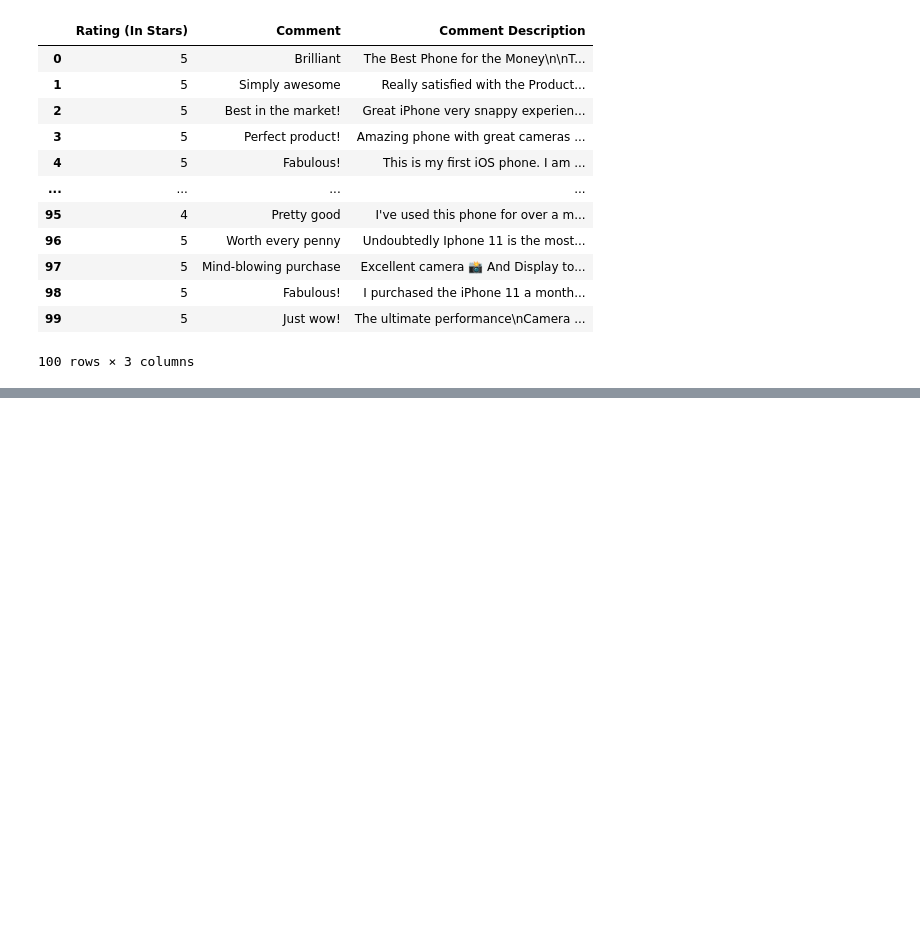
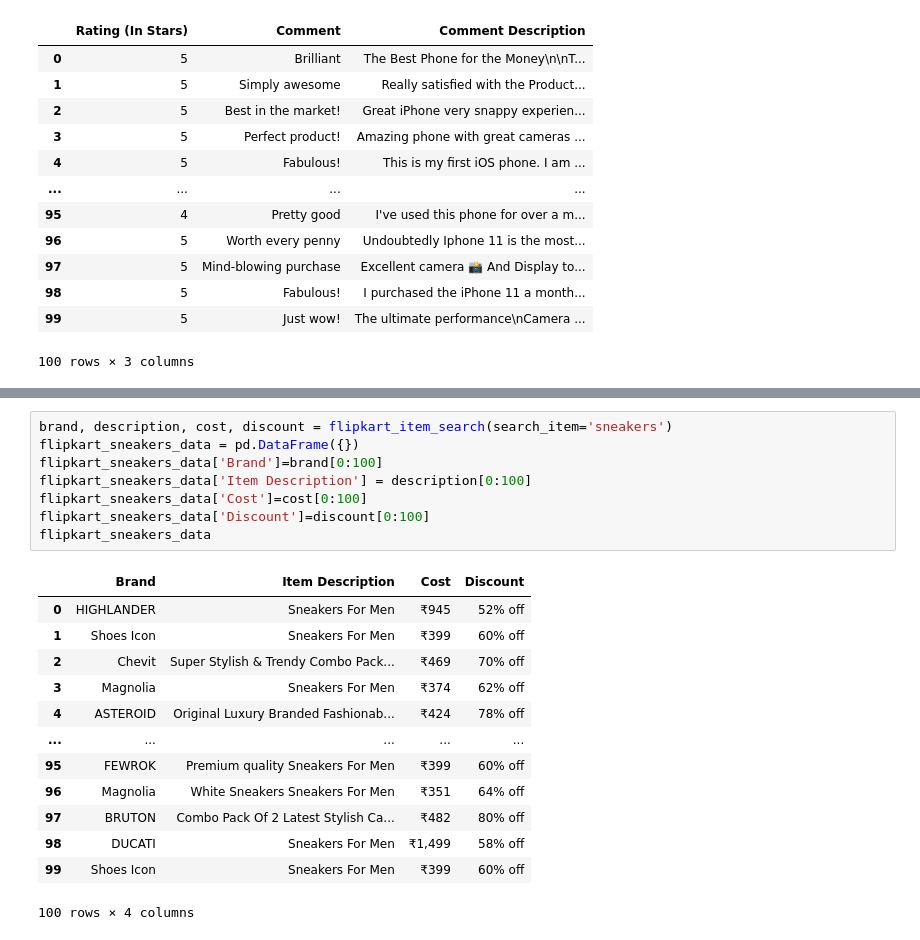
Before and after one commit to akhilmatta89/internship_26, a Jupyter notebook: Web_Scraping_Selenium_Assg/selenium_assg.ipynb, the cells around one changed output, grey strips where cells are left out. Cells and saved outputs as stored; diff of their text form; blank space fills up the shorter version.

```diff
--- a/Web_Scraping_Selenium_Assg/selenium_assg.ipynb
+++ b/Web_Scraping_Selenium_Assg/selenium_assg.ipynb
@@ -305,0 +319,22 @@ flipkart_iphone11_review_data
+# %%
+brand, description, cost, discount = flipkart_item_search(search_item='sneakers')
+flipkart_sneakers_data = pd.DataFrame({})
+flipkart_sneakers_data['Brand']=brand[0:100]
+flipkart_sneakers_data['Item Description'] = description[0:100]
+flipkart_sneakers_data['Cost']=cost[0:100]
+flipkart_sneakers_data['Discount']=discount[0:100]
+flipkart_sneakers_data
+# %% [output]
+|  | Brand | Item Description | Cost | Discount |
+| 0 | HIGHLANDER | Sneakers For Men | ₹945 | 52% off |
+| 1 | Shoes Icon | Sneakers For Men | ₹399 | 60% off |
+| 2 | Chevit | Super Stylish & Trendy Combo Pack... | ₹469 | 70% off |
+| 3 | Magnolia | Sneakers For Men | ₹374 | 62% off |
+| 4 | ASTEROID | Original Luxury Branded Fashionab... | ₹424 | 78% off |
+| ... | ... | ... | ... | ... |
+| 95 | FEWROK | Premium quality Sneakers For Men | ₹399 | 60% off |
+| 96 | Magnolia | White Sneakers Sneakers For Men | ₹351 | 64% off |
+| 97 | BRUTON | Combo Pack Of 2 Latest Stylish Ca... | ₹482 | 80% off |
+| 98 | DUCATI | Sneakers For Men | ₹1,499 | 58% off |
+| 99 | Shoes Icon | Sneakers For Men | ₹399 | 60% off |
+100 rows × 4 columns
```
Also changed, not shown: parts of 17 cells of this notebook.
